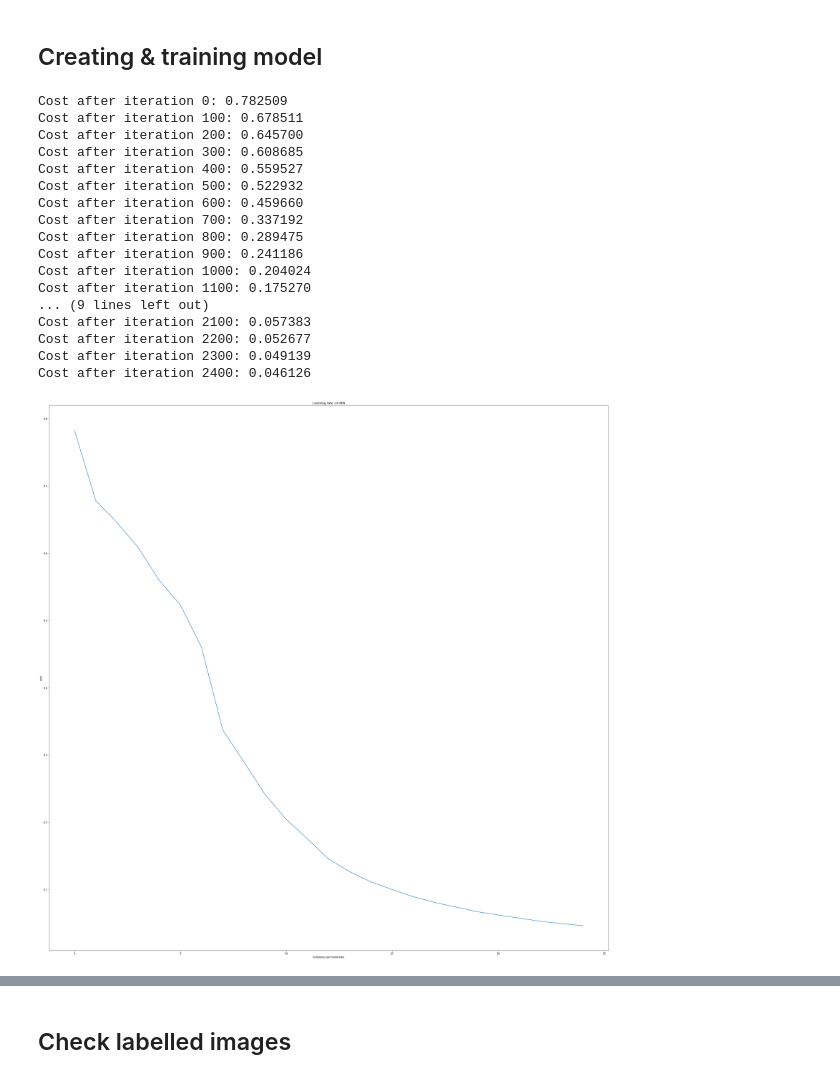
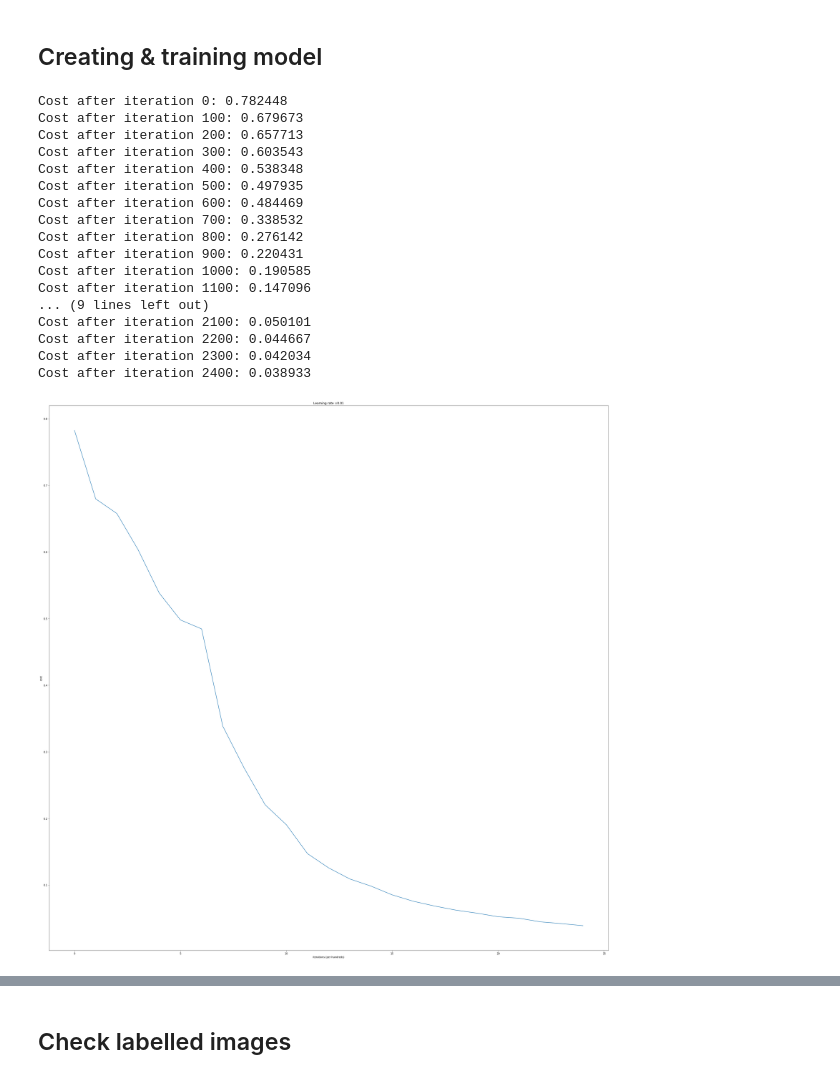
Before and after one commit to remitejo/MlFromScratch, a Jupyter notebook: DeepNeuralNetwork.ipynb, the cells around one changed output, grey strips where cells are left out. Drawn from its saved outputs; the diff is of its cells as text; code cells hidden in the pictures.

```diff
--- a/DeepNeuralNetwork.ipynb
+++ b/DeepNeuralNetwork.ipynb
@@ -333,29 +362,30 @@ layers_dims = [12288, 20, 7, 5, 1] #  4-layer model
 deepNeuralNetwork = DeepNeuralNetwork()
 # %%
 parameters = deepNeuralNetwork.train(train_x, train_y, layers_dims,
-                                     learning_rate=0.009,
+                                     learning_rate=0.01, #09
                                      num_iterations = 2500,
                                      regularization_param =0.1,
+                                     keep_prob=1,
                                      print_cost = True)
 # %% [output]
-Cost after iteration 0: 0.782509
-Cost after iteration 100: 0.678511
-Cost after iteration 200: 0.645700
-Cost after iteration 300: 0.608685
-Cost after iteration 400: 0.559527
-Cost after iteration 500: 0.522932
-Cost after iteration 600: 0.459660
-Cost after iteration 700: 0.337192
-Cost after iteration 800: 0.289475
-Cost after iteration 900: 0.241186
-Cost after iteration 1000: 0.204024
-Cost after iteration 1100: 0.175270
+Cost after iteration 0: 0.782448
+Cost after iteration 100: 0.679673
+Cost after iteration 200: 0.657713
+Cost after iteration 300: 0.603543
+Cost after iteration 400: 0.538348
+Cost after iteration 500: 0.497935
+Cost after iteration 600: 0.484469
+Cost after iteration 700: 0.338532
+Cost after iteration 800: 0.276142
+Cost after iteration 900: 0.220431
+Cost after iteration 1000: 0.190585
+Cost after iteration 1100: 0.147096
 ... (9 lines left out)
-Cost after iteration 2100: 0.057383
-Cost after iteration 2200: 0.052677
-Cost after iteration 2300: 0.049139
-Cost after iteration 2400: 0.046126
+Cost after iteration 2100: 0.050101
+Cost after iteration 2200: 0.044667
+Cost after iteration 2300: 0.042034
+Cost after iteration 2400: 0.038933
-[figure, old version]
+[figure, new version]
 # %%
 print("Train set metrics:", deepNeuralNetwork.get_metrics(train_x, train_y))
 print("Test set metrics:", deepNeuralNetwork.get_metrics(test_x, test_y))
```
Also changed, not shown: parts of 5 cells of this notebook.
